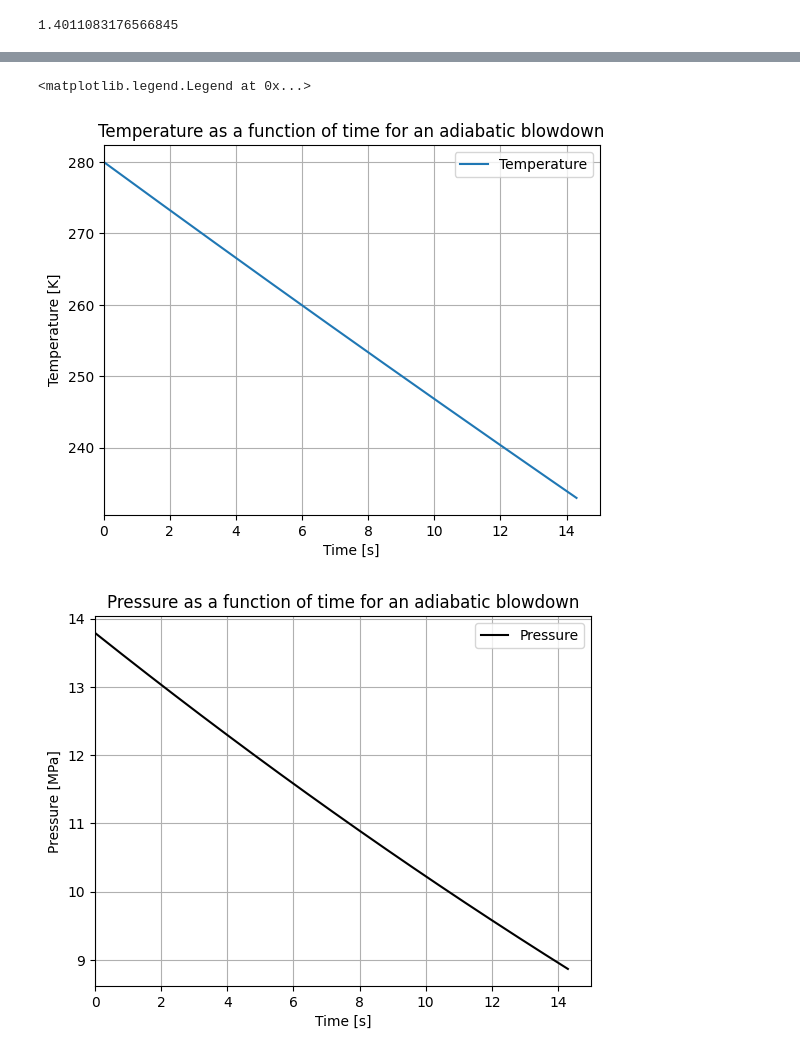
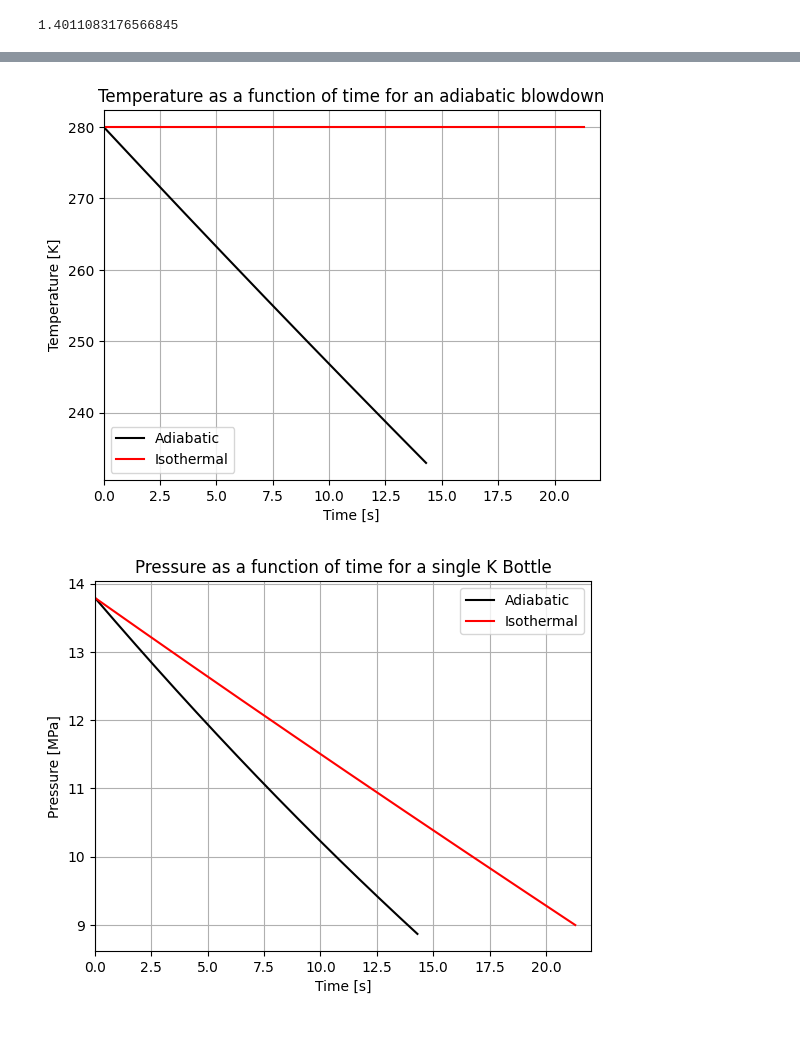
Before and after one commit to masa-umich/mcnugget, a Jupyter notebook: mcnugget/bottle_discharge_.ipynb, the cells around one changed output, grey strips where cells are left out. Cells and saved outputs as stored; diff of their text form; code cells hidden in the pictures.

Commit message:
functioning isothermal script now, plots both :).

```diff
--- a/mcnugget/bottle_discharge_.ipynb
+++ b/mcnugget/bottle_discharge_.ipynb
@@ -136,3 +95,20 @@ plt.legend(["Pressure"])
+# %%
+# isothermal
+density_isotherm = [fluid_density_from_P_T(fluid_to_use, p_init_pa, t_init)]
+mass_isotherm = [density_isotherm[0]*volume]
+gas_temp_isotherm = [t_init]
+gas_pressure_isotherm = [p_init_pa]
+time_vec_isotherm = [0]
+i = 0
+while gas_pressure_isotherm[i] > 9000000:
+	time_vec_isotherm += [time_vec_isotherm[i]+dt]
+	# use gamma from previous timestep
+	gamma = fluid_gamma_from_P_T(fluid_to_use, gas_pressure_isotherm[i], gas_temp_isotherm[i])
+	mass_isotherm += [mass_isotherm[i] - (mdot_out*dt)]
+	density_isotherm += [mass_isotherm[i+1]/volume]
+	gas_temp_isotherm += [gas_temp_isotherm[i]]
+	gas_pressure_isotherm += [1000000*fluid_pressure_from_T_D(fluid_to_use, gas_temp_isotherm[i+1], density_isotherm[i+1])]
+	i += 1
 # %%
 # adiabatic expansion
 # find initial density to find mass of gas in bottle
@@ -158,24 +134,25 @@ while gas_temp[i] > 233.15:
 #print(mass)
 # %%
 plt.figure()
-plt.plot(time_vec, gas_temp)
+plt.plot(time_vec, gas_temp, 'k')
+plt.plot(time_vec_isotherm, gas_temp_isotherm, 'r')
 plt.ylabel("Temperature [K]")
 plt.title("Temperature as a function of time for an adiabatic blowdown")
 plt.xlabel("Time [s]")
-plt.xlim([0,int(np.max(time_vec)+1)])
+plt.xlim([0,int(np.max(time_vec_isotherm)+1)])
 plt.grid()
-plt.legend(["Temperature"])
+plt.legend(["Adiabatic", "Isothermal"])
 
 
 plt.figure()
 plt.plot(time_vec, np.divide(gas_pressure, 1000000), 'k')
+plt.plot(time_vec_isotherm, np.divide(gas_pressure_isotherm, 1000000), 'r')
 plt.ylabel("Pressure [MPa]")
-plt.title("Pressure as a function of time for an adiabatic blowdown")
+plt.title("Pressure as a function of time for a single K Bottle")
+plt.legend(["Adiabatic", "Isothermal"])
 plt.xlabel("Time [s]")
-plt.xlim([0,int(np.max(time_vec)+1)])
+plt.xlim([0,int(np.max(time_vec_isotherm)+1)])
 plt.grid()
-plt.legend(["Pressure"])
 # %% [output]
-<matplotlib.legend.Legend at 0x...>
-[figure, old version]
+[figure, new version]
-[figure, old version]
+[figure, new version]
```
Also changed, not shown: parts of 1 cell of this notebook.
